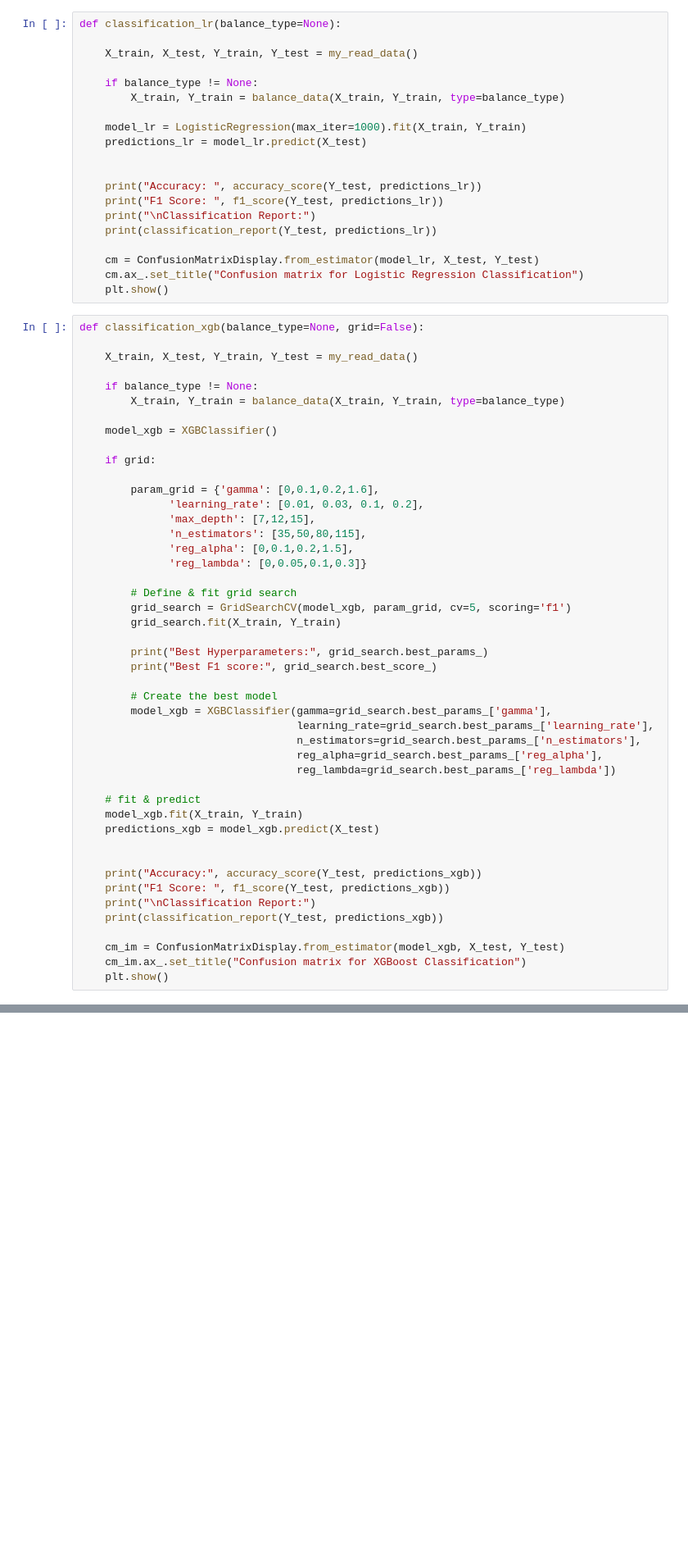
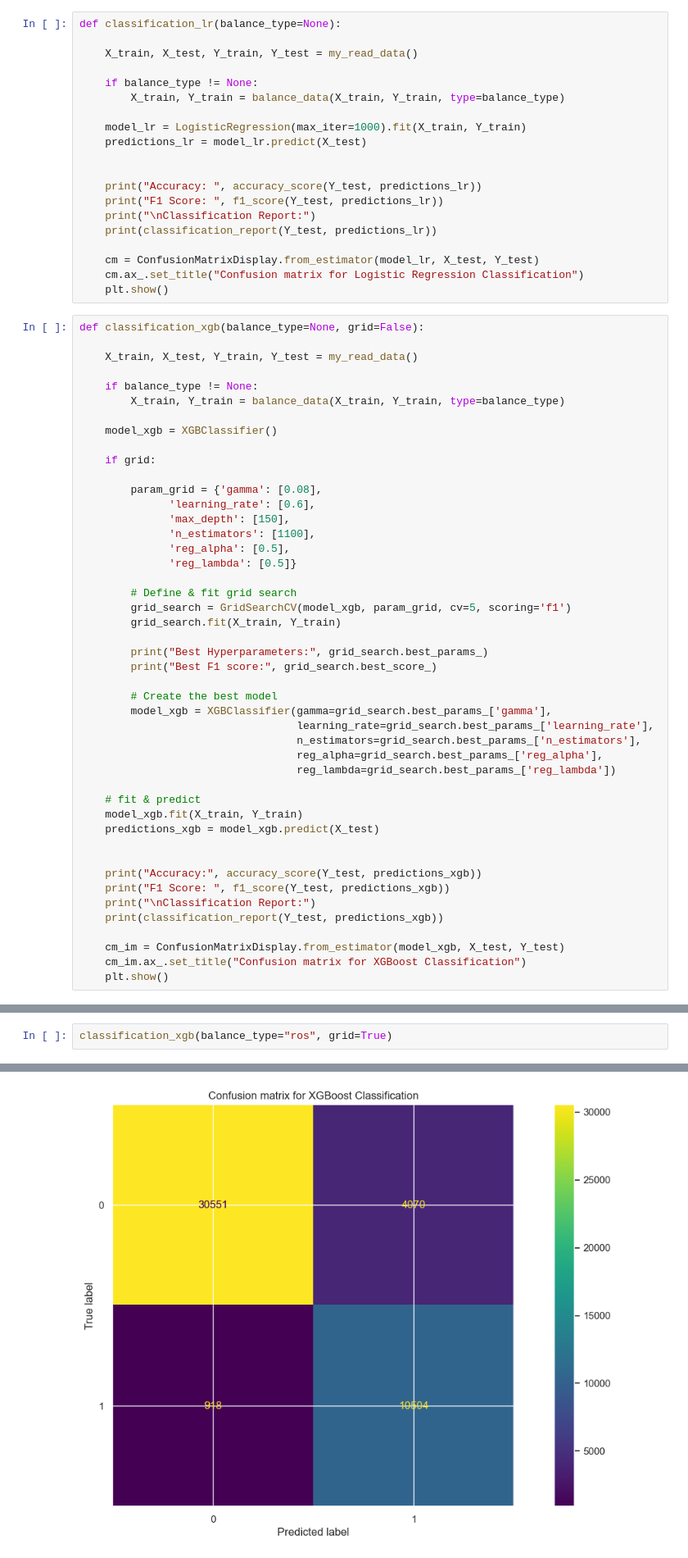
Before and after one commit to Staszek15/Data-Mining-Project, a Jupyter notebook: adults_classification.ipynb, the cells around one changed output, grey strips where cells are left out. Shown at 82% size. Saved outputs shown, nothing was run; the diff lists cells and outputs as text; blank space fills up the shorter version.

```diff
--- a/adults_classification.ipynb
+++ b/adults_classification.ipynb
@@ -157,12 +157,12 @@ def classification_xgb(balance_type=None, grid=False):
 
     if grid:
 
-        param_grid = {'gamma': [0,0.1,0.2,1.6],
-              'learning_rate': [0.01, 0.03, 0.1, 0.2],
-              'max_depth': [7,12,15],
-              'n_estimators': [35,50,80,115],
-              'reg_alpha': [0,0.1,0.2,1.5],
-              'reg_lambda': [0,0.05,0.1,0.3]}
+        param_grid = {'gamma': [0.08],
+              'learning_rate': [0.6],
+              'max_depth': [150],
+              'n_estimators': [1100],
+              'reg_alpha': [0.5],
+              'reg_lambda': [0.5]}
 
         # Define & fit grid search
         grid_search = GridSearchCV(model_xgb, param_grid, cv=5, scoring='f1')
@@ -239,0 +258,3 @@ classification_knn(balance_type="ros", grid=True)
+# %%
+classification_xgb(balance_type="ros", grid=True)
+# %% [output]
@@ -239,0 +275 @@ classification_knn(balance_type="ros", grid=True)
+[figure, added]
```
Also changed, not shown: parts of 3 cells of this notebook, 2 other files.
